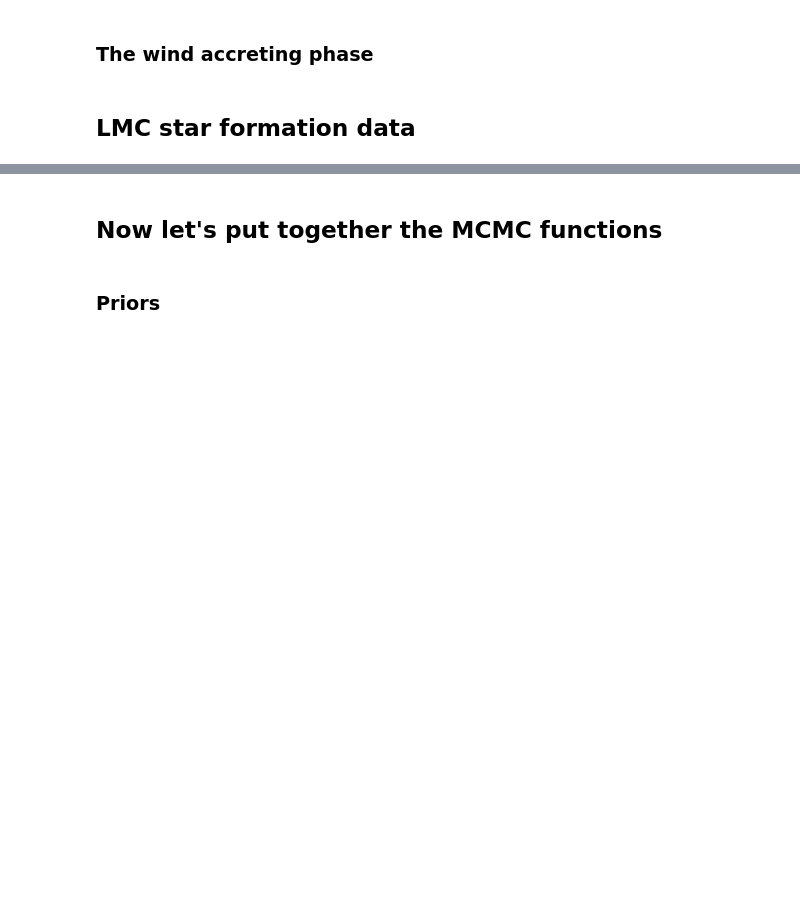
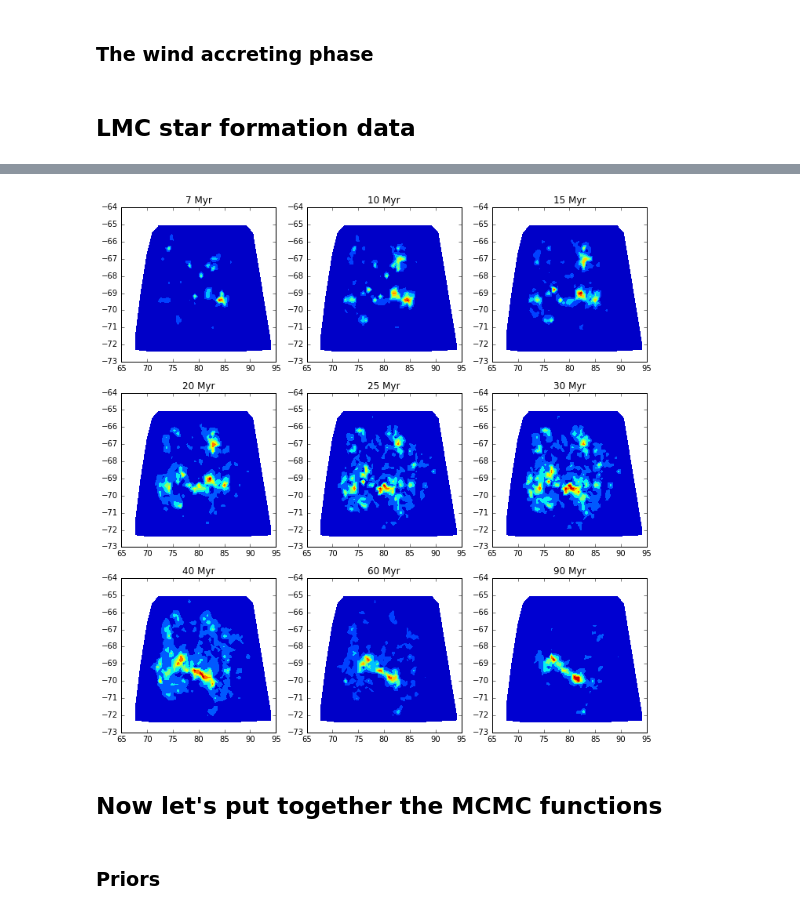
Before and after one commit to astroJeff/XRB, a Jupyter notebook: notebooks/LMC HMXB.ipynb, the cells around one changed output, grey strips where cells are left out. Saved outputs shown, nothing was run; the diff lists cells and outputs as text; code cells hidden in the pictures; blank space fills up the shorter version.

```diff
--- a/notebooks/LMC HMXB.ipynb
+++ b/notebooks/LMC HMXB.ipynb
@@ -390,8 +389,0 @@ def get_SFH(ra, dec, t_b):
-# %%
-plt.scatter(lmc_coor["ra"], lmc_coor["dec"])
-i=12
-plt.scatter(lmc_coor["ra"][i], lmc_coor["dec"][i], color='r')
-plt.show()
-
-
-# Area = 64 deg^2
@@ -398,3 +402,52 @@ plt.show()
+# %%
+
+plt.figure(figsize=(12,12))
+
+def get_LMC_plot(age):
+    sfr = np.array([])
+    for i in np.arange(len(lmc_coor)):
+        sfr = np.append(sfr, get_SFH(lmc_coor["ra"][i], lmc_coor["dec"][i], age)[1])
+
+    plt.tricontourf(lmc_coor["ra"], lmc_coor["dec"], sfr)
+    plt.title(str(int(age)) + ' Myr')
+    plt.ylim(-73, -64)
+
+    return plt
+
+
+
+plt.subplot(3,3,1)
+get_LMC_plot(7.0)
+
+plt.subplot(3,3,2)
+get_LMC_plot(10.0)
+
+plt.subplot(3,3,3)
+get_LMC_plot(15.0)
+
+plt.subplot(3,3,4)
+get_LMC_plot(20.0)
+
+plt.subplot(3,3,5)
+get_LMC_plot(25.0)
+
+plt.subplot(3,3,6)
+get_LMC_plot(30.0)
+
+plt.subplot(3,3,7)
+get_LMC_plot(40.0)
+
+plt.subplot(3,3,8)
+get_LMC_plot(60.0)
+
+plt.subplot(3,3,9)
+get_LMC_plot(90.0)
+
+plt.show()
+
+# Area = 64 deg^2
+# %% [output]
+[figure, added]
 # %% [markdown]
 ## Now let's put together the MCMC functions
 # %%
```
Also changed, not shown: parts of 4 cells of this notebook, 1 other file.
